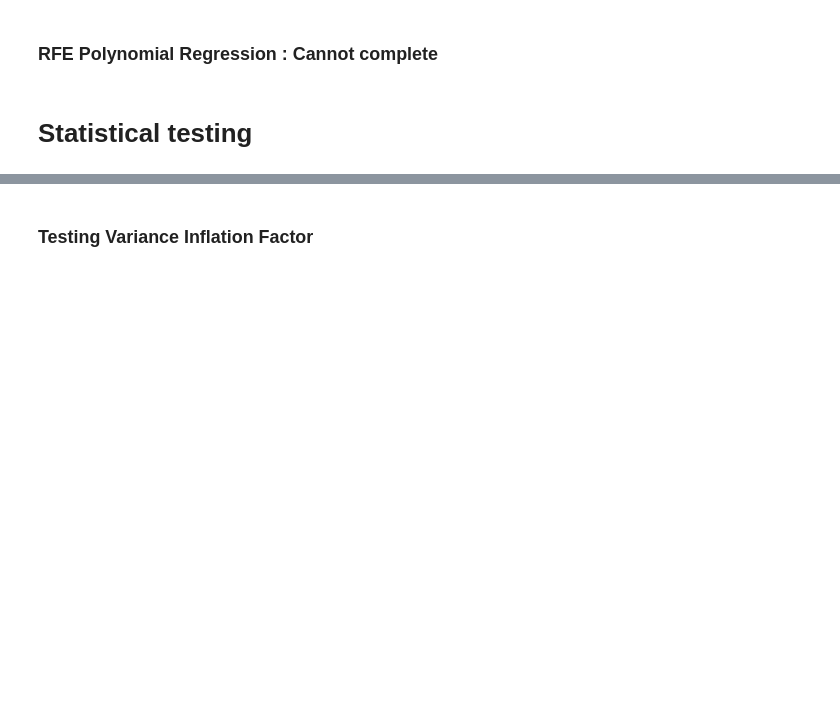
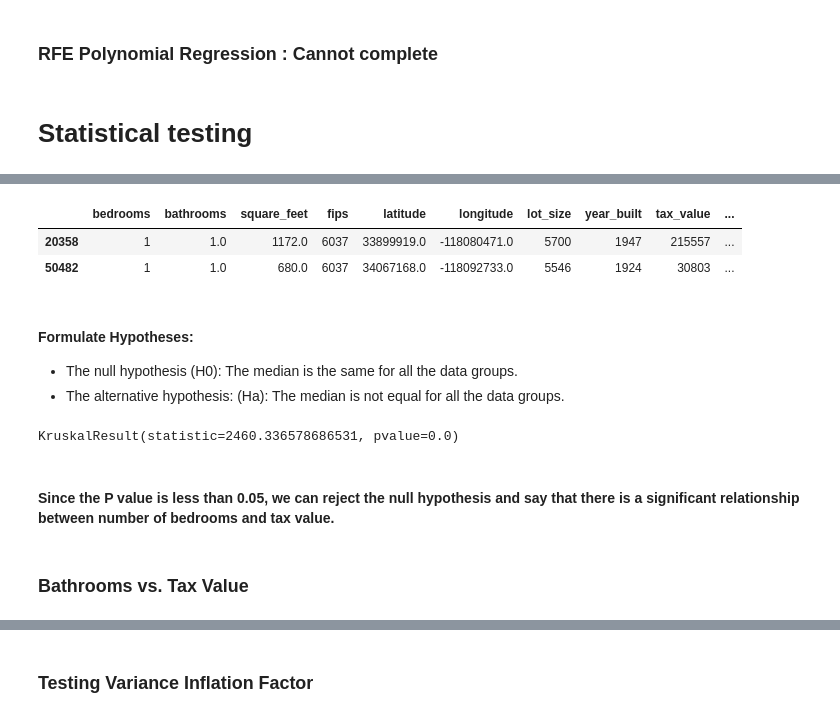
Before and after one commit to cristinalucin/regression-project, a Jupyter notebook: project_workbook.ipynb, the cells around one changed output, grey strips where cells are left out. Cells and saved outputs as stored; diff of their text form; code cells hidden in the pictures; blank space fills up the shorter version.

Commit message:
updated project workbook with statistical testing of my features carried to modeling

```diff
--- a/project_workbook.ipynb
+++ b/project_workbook.ipynb
@@ -577,0 +570,30 @@ corr, p
+# %%
+## Treating Bedrooms as discrete variable, we need a T-Test
+one_bed = train[train.bedrooms == 1]
+two_bed = train[train.bedrooms == 2]
+three_bed = train[train.bedrooms == 3]
+four_bed = train[train.bedrooms == 4]
+five_bed = train[train.bedrooms == 5]
+six_bed = train[train.bedrooms == 6]
+# %%
+one_bed.head(2)
+# %% [output]
+|  | bedrooms | bathrooms | square_feet | fips | latitude | longitude | lot_size | year_built | tax_value | ... |
+| 20358 | 1 | 1.0 | 1172.0 | 6037 | 33899919.0 | -118080471.0 | 5700 | 1947 | 215557 | ... |
+| 50482 | 1 | 1.0 | 680.0 | 6037 | 34067168.0 | -118092733.0 | 5546 | 1924 | 30803 | ... |
+# %% [markdown]
+#### Formulate Hypotheses:
+- The null hypothesis (H0): The median is the same for all the data groups.
+- The alternative hypothesis: (Ha): The median is not equal for all the data groups.
+# %%
+#Performing an Kruskal-Wallis test to compare tax value between bedrooms because our variables are not normal
+result = kruskal(
+one_bed.tax_value, two_bed.tax_value, three_bed.tax_value, four_bed.tax_value, five_bed.tax_value, six_bed.tax_value
+)
+print(result)
+# %% [output]
+KruskalResult(statistic=2460.336578686531, pvalue=0.0)
+# %% [markdown]
+#### Since the P value is less than 0.05, we can reject the null hypothesis and say that there is a significant relationship between number of bedrooms and tax value.
+# %% [markdown]
+### Bathrooms vs. Tax Value
```
Also changed, not shown: parts of 127 cells of this notebook.
